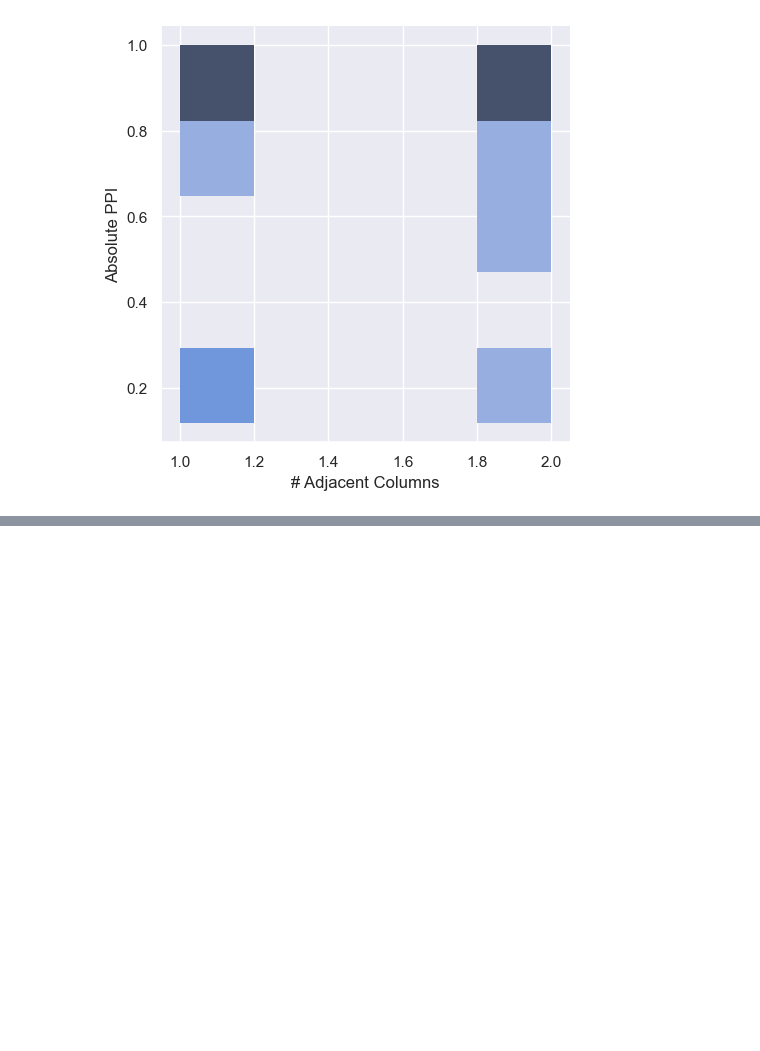
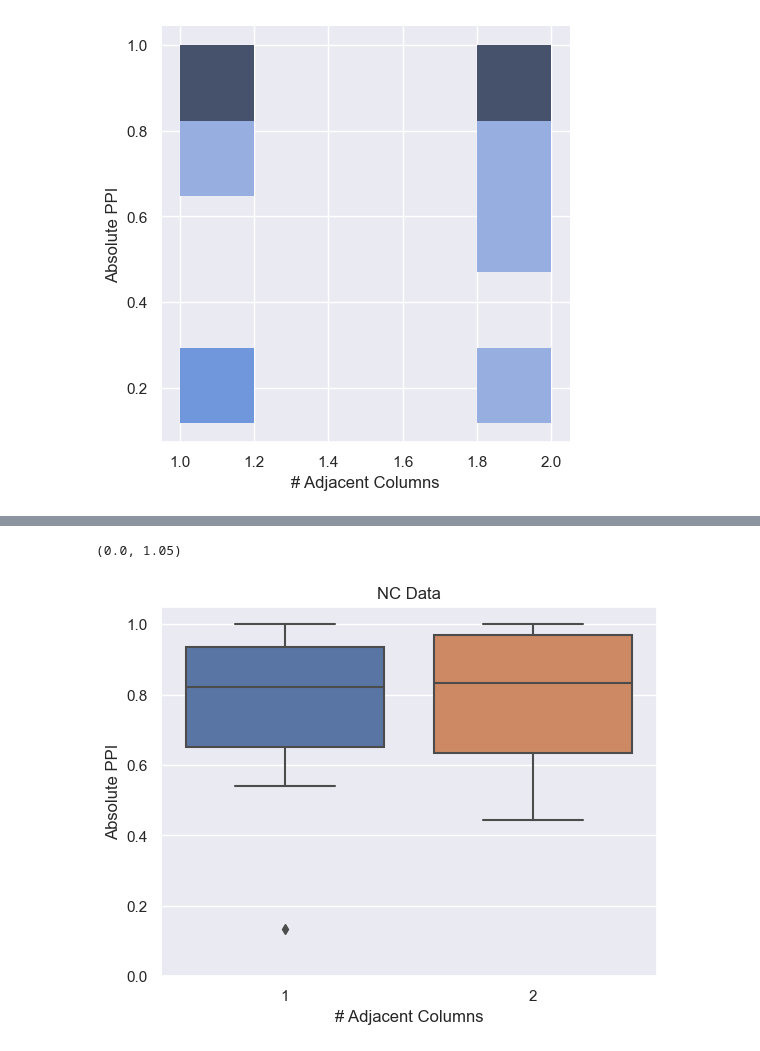
Before and after one commit to nhoglen/ppt-lanes, a Jupyter notebook: Data Analysis Prototype.ipynb, the cells around one changed output, grey strips where cells are left out. Saved outputs shown, nothing was run; the diff lists cells and outputs as text; code cells hidden in the pictures; blank space fills up the shorter version.

```diff
--- a/Data Analysis Prototype.ipynb
+++ b/Data Analysis Prototype.ipynb
@@ -239 +241,7 @@ displot(FCsummary, '# Adjacent Columns', 'Absolute PPI')
+# %%
+sns.boxplot(NCsummary, x = '# Adjacent Columns', y = 'Absolute PPI').set(title = "NC Data")
+plt.ylim(0, 1.05)
+# %% [output]
+(0.0, 1.05)
+[figure, added]
 # %%
```
Also changed, not shown: parts of 15 cells of this notebook.
